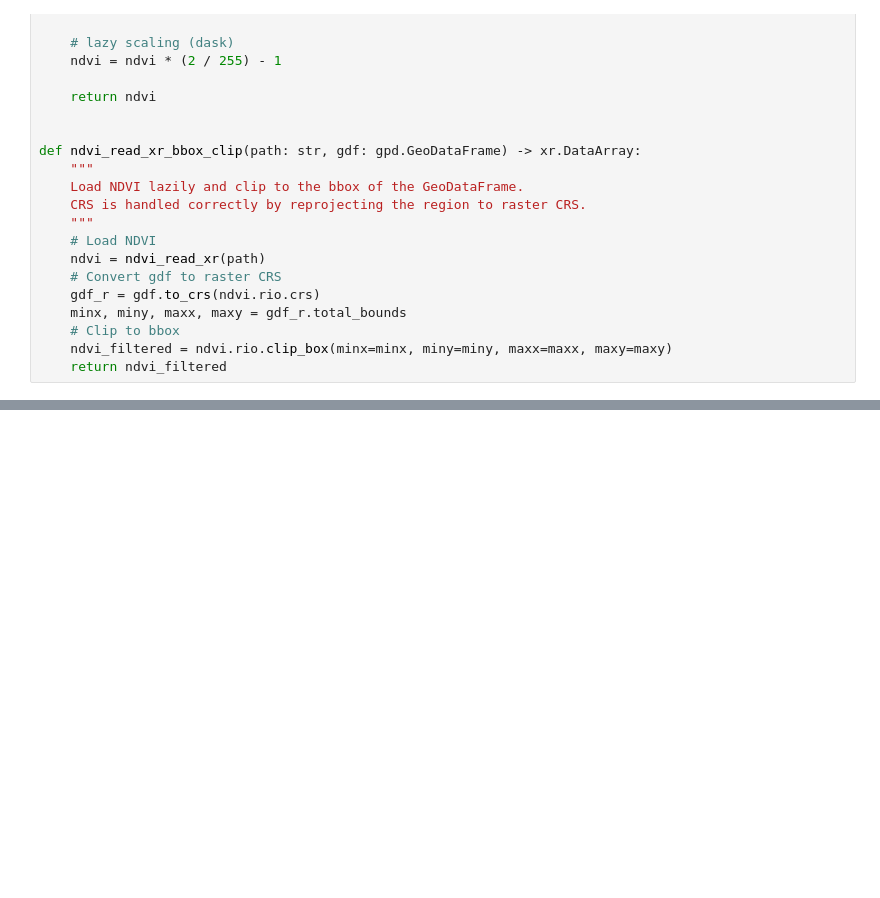
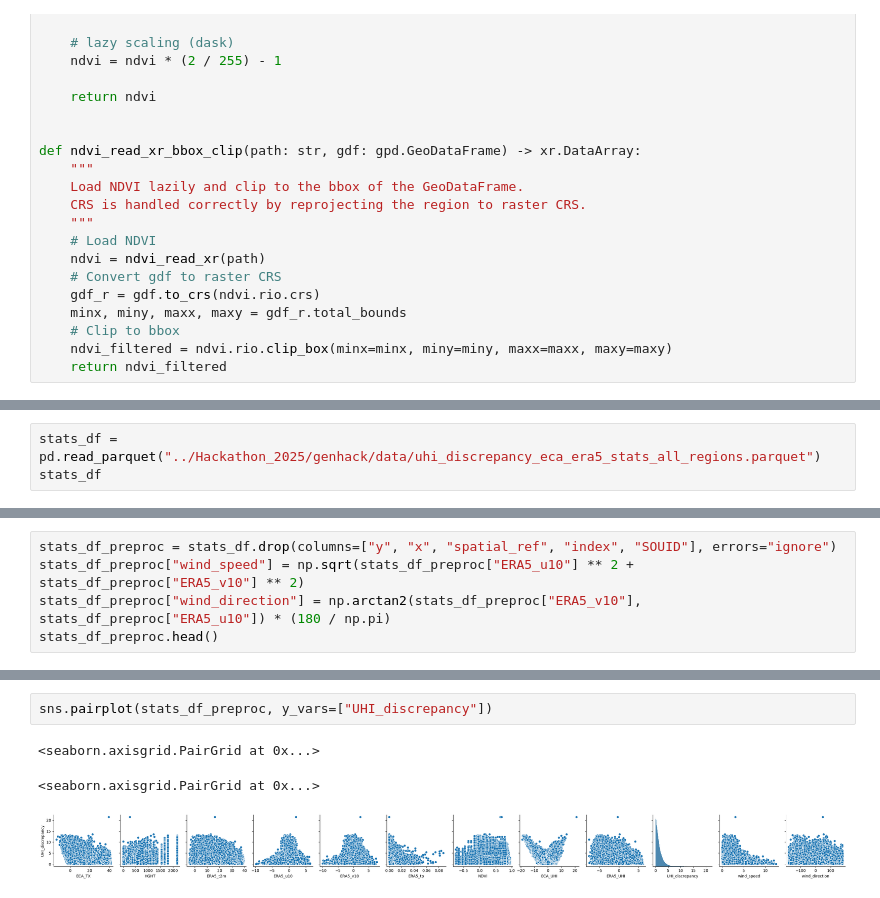
Before and after one commit to VaiTon/GenHack4, a Jupyter notebook: 3_metrics/week3_team29.ipynb, the cells around one changed output, grey strips where cells are left out. Cells and saved outputs as stored; diff of their text form; blank space fills up the shorter version.

```diff
--- a/3_metrics/week3_team29.ipynb
+++ b/3_metrics/week3_team29.ipynb
@@ -131,0 +800,3 @@ def ndvi_read_xr_bbox_clip(path: str, gdf: gpd.GeoDataFrame) -> xr.DataArray:
+# %%
+stats_df = pd.read_parquet("../Hackathon_2025/genhack/data/uhi_discrepancy_eca_era5_stats_all_regions.parquet")
+stats_df
@@ -131,0 +870,5 @@ def ndvi_read_xr_bbox_clip(path: str, gdf: gpd.GeoDataFrame) -> xr.DataArray:
+# %%
+stats_df_preproc = stats_df.drop(columns=["y", "x", "spatial_ref", "index", "SOUID"], errors="ignore")
+stats_df_preproc["wind_speed"] = np.sqrt(stats_df_preproc["ERA5_u10"] ** 2 + stats_df_preproc["ERA5_v10"] ** 2)
+stats_df_preproc["wind_direction"] = np.arctan2(stats_df_preproc["ERA5_v10"], stats_df_preproc["ERA5_u10"]) * (180 / np.pi)
+stats_df_preproc.head()
@@ -131,0 +882,6 @@ def ndvi_read_xr_bbox_clip(path: str, gdf: gpd.GeoDataFrame) -> xr.DataArray:
+# %%
+sns.pairplot(stats_df_preproc, y_vars=["UHI_discrepancy"])
+# %% [output]
+<seaborn.axisgrid.PairGrid at 0x...>
+<seaborn.axisgrid.PairGrid at 0x...>
+[figure, added]
```
Also changed, not shown: parts of 59 cells of this notebook, 2 other files.
